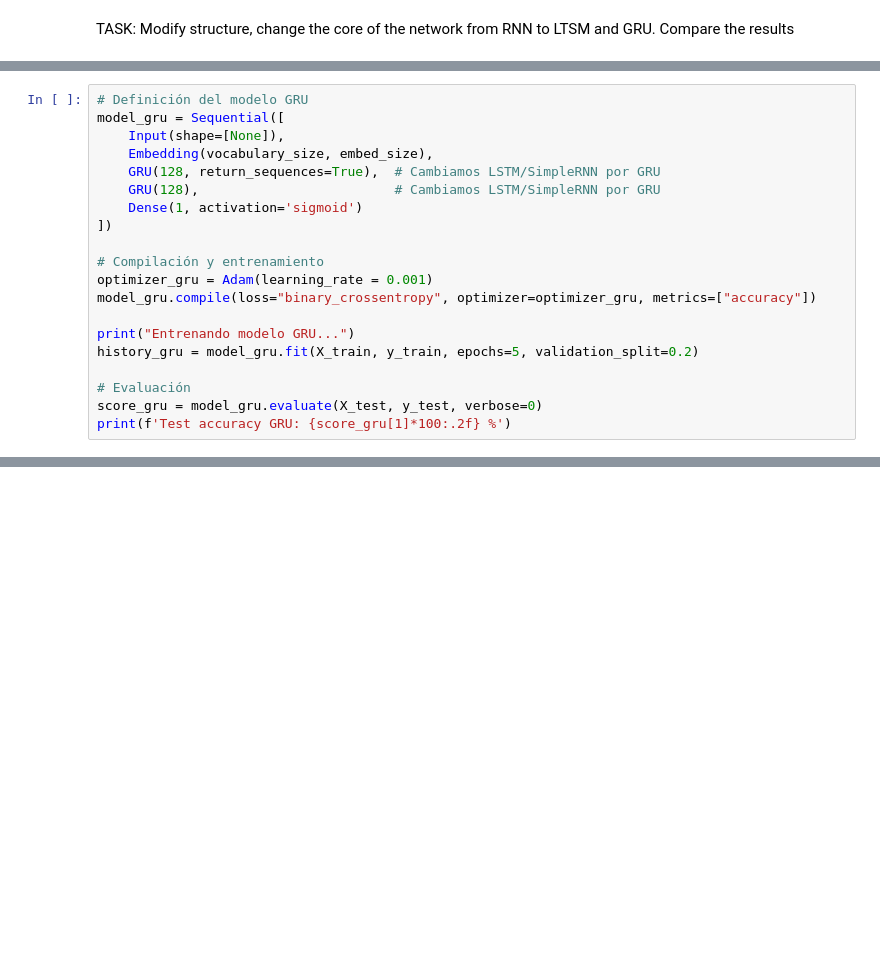
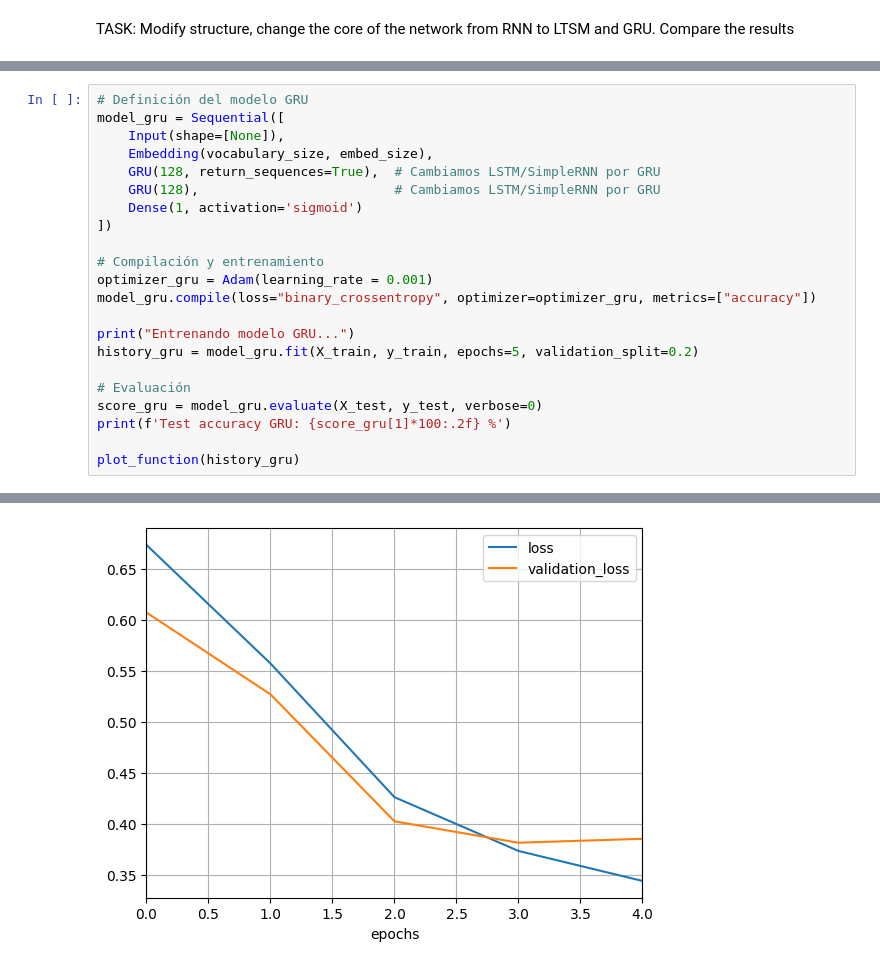
Before and after one commit to andresvidal27/MLF_Labs_Andr-s_Vidal_Mira, a Jupyter notebook: Lab_08/Ex_08.ipynb, the cells around one changed output, grey strips where cells are left out. Saved outputs shown, nothing was run; the diff lists cells and outputs as text; blank space fills up the shorter version.

```diff
--- a/Lab_08/Ex_08.ipynb
+++ b/Lab_08/Ex_08.ipynb
@@ -306,6 +309,8 @@ history_gru = model_gru.fit(X_train, y_train, epochs=5, validation_split=0.2)
 # Evaluación
 score_gru = model_gru.evaluate(X_test, y_test, verbose=0)
 print(f'Test accuracy GRU: {score_gru[1]*100:.2f} %')
+
+plot_function(history_gru)
 # %% [output]
 Entrenando modelo GRU...
 Epoch 1/5
@@ -321,0 +327 @@ Test accuracy GRU: 82.39 %
+[figure, added]
```
Also changed, not shown: parts of 2 cells of this notebook.
